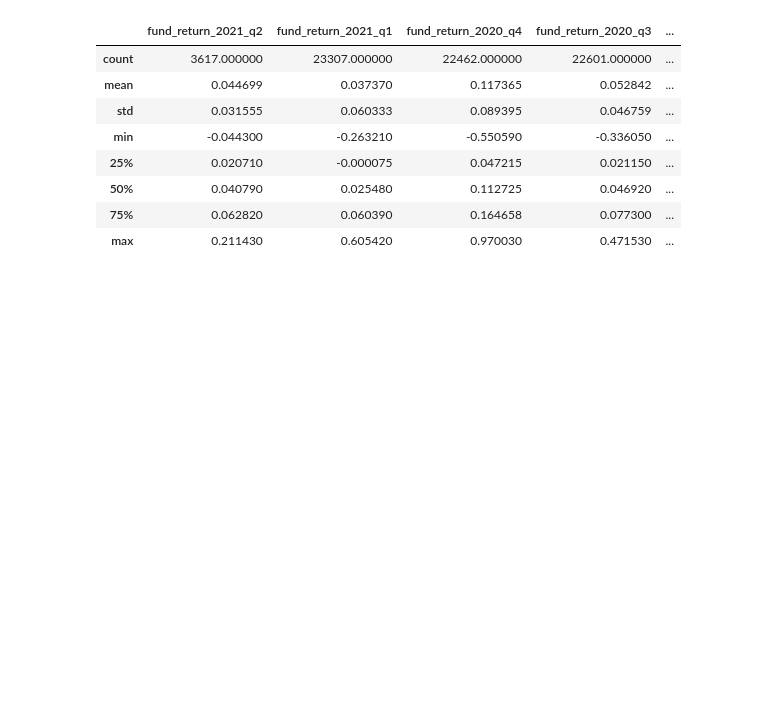
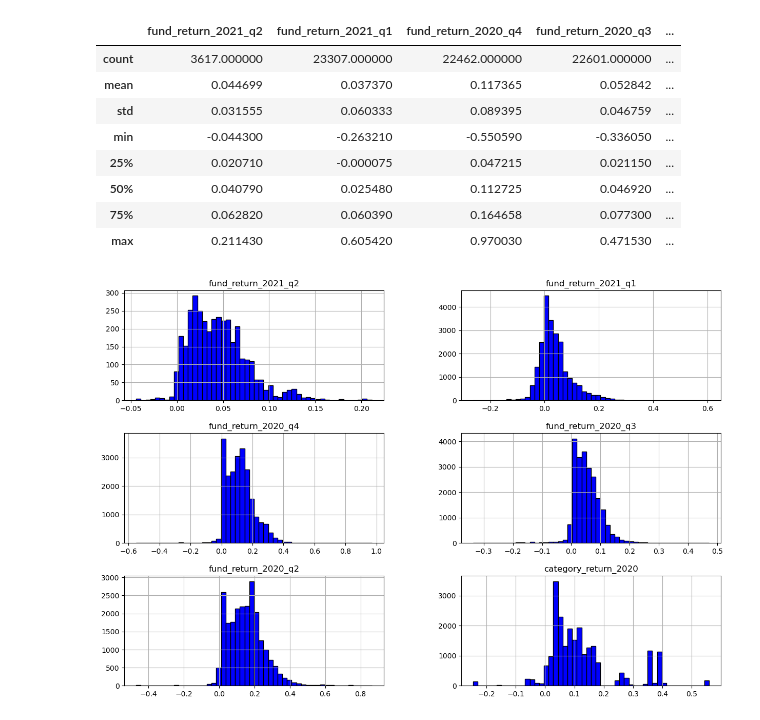
Before and after one commit to ubco-W2022T2-data301/project-group-group-57, a Jupyter notebook: analysis/analysis_George_Hsu.ipynb, the cells around one changed output. Cells and saved outputs as stored; diff of their text form; code cells hidden in the pictures; blank space fills up the shorter version.

```diff
--- a/analysis/analysis_George_Hsu.ipynb
+++ b/analysis/analysis_George_Hsu.ipynb
@@ -75,7 +75,7 @@ print(df.columns.tolist())
 # %% [markdown]
 Create a new dataset that keeps the data I need
 # %%
-df1 = df[['fund_return_2021_q2', 'fund_return_2021_q1', 'fund_return_2020_q4', 'fund_return_2020_q3', 'fund_return_2020_q2', 'fund_return_category_rank_3months', 'fund_price_earning_ratio', 'fund_return_3months', 'fund_return_2020', 'category_return_2020']]
+df1 = df[['fund_return_2021_q2', 'fund_return_2021_q1', 'fund_return_2020_q4', 'fund_return_2020_q3', 'fund_return_2020_q2', 'category_return_2020']]
 df1.head()
 # %% [output]
 |  | fund_return_2021_q2 | fund_return_2021_q1 | fund_return_2020_q4 | fund_return_2020_q3 | ... |
@@ -98,3 +98,8 @@ df1.describe()
 | 50% | 0.040790 | 0.025480 | 0.112725 | 0.046920 | ... |
 | 75% | 0.062820 | 0.060390 | 0.164658 | 0.077300 | ... |
 | max | 0.211430 | 0.605420 | 0.970030 | 0.471530 | ... |
+# %%
+df1.hist(bins=50, figsize=(15,10), facecolor='blue',edgecolor='black')
+plt.show()
+# %% [output]
+[figure, added]
```
Also changed, not shown: parts of 2 cells of this notebook.
